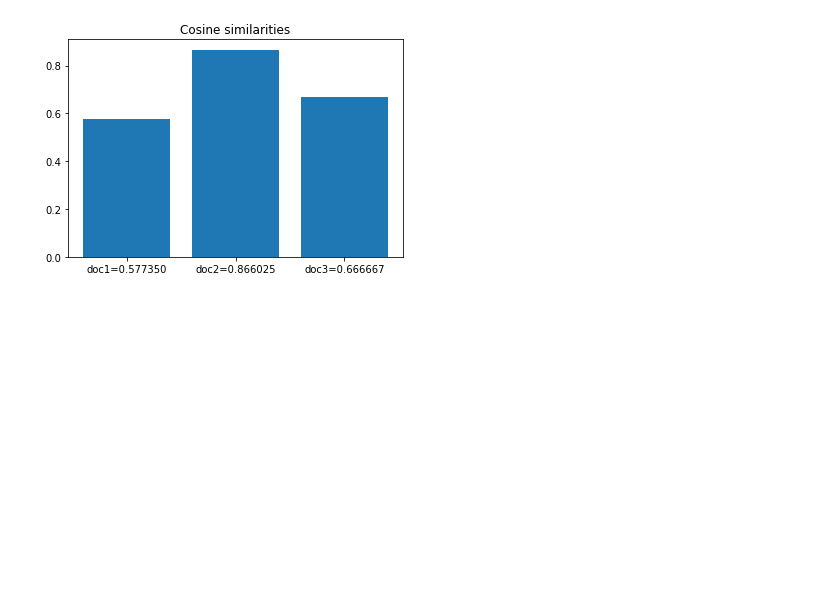
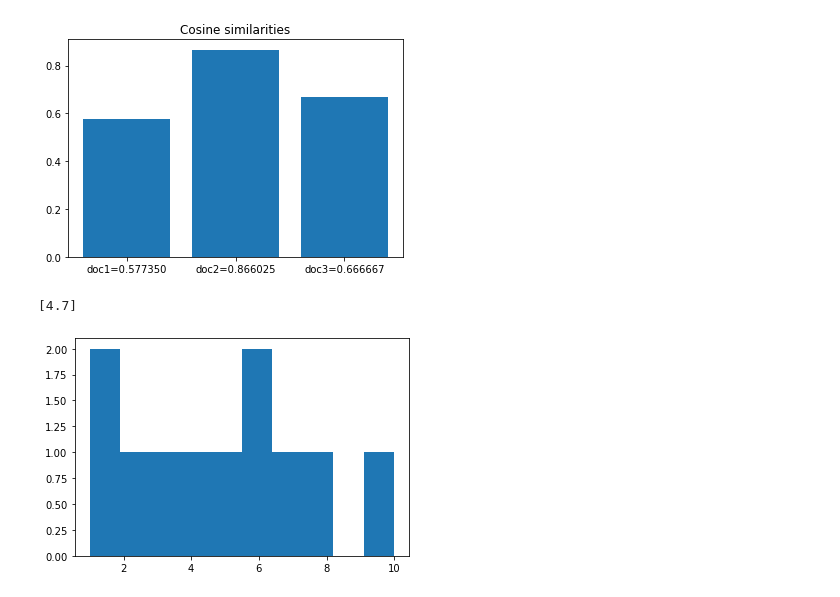
Before and after one commit to hyungyu-02/OpenSrcSW, a Jupyter notebook: week13.ipynb, the cells around one changed output. Saved outputs shown, nothing was run; the diff lists cells and outputs as text; code cells hidden in the pictures; blank space fills up the shorter version.

```diff
--- a/week13.ipynb
+++ b/week13.ipynb
@@ -31,3 +31,29 @@ plt.bar(xdata,sim)
 plt.show()
 # %% [output]
 [figure]
+# %%
+import csv
+
+f = open('Seoul.csv')
+
+data = csv.reader(f)
+
+header = next(data)
+
+result = []
+
+for row in data:
+    if row[-1] != '':
+        if row[0].split('.')[1] == "2" and row[0].split('.')[2] == "9":
+            result.append(float(row[-1]))
+print(result)
+
+f.close()
+# %% [output]
+[4.7]
+# %%
+import matplotlib.pyplot as plt
+plt.hist([1,1,2,3,4,5,6,6,7,8,10]) # 같은 데이터가 몇번 나왔나
+plt.show()
+# %% [output]
+[figure, added]
```
Also changed, not shown: parts of 5 cells of this notebook, 4 other files.
